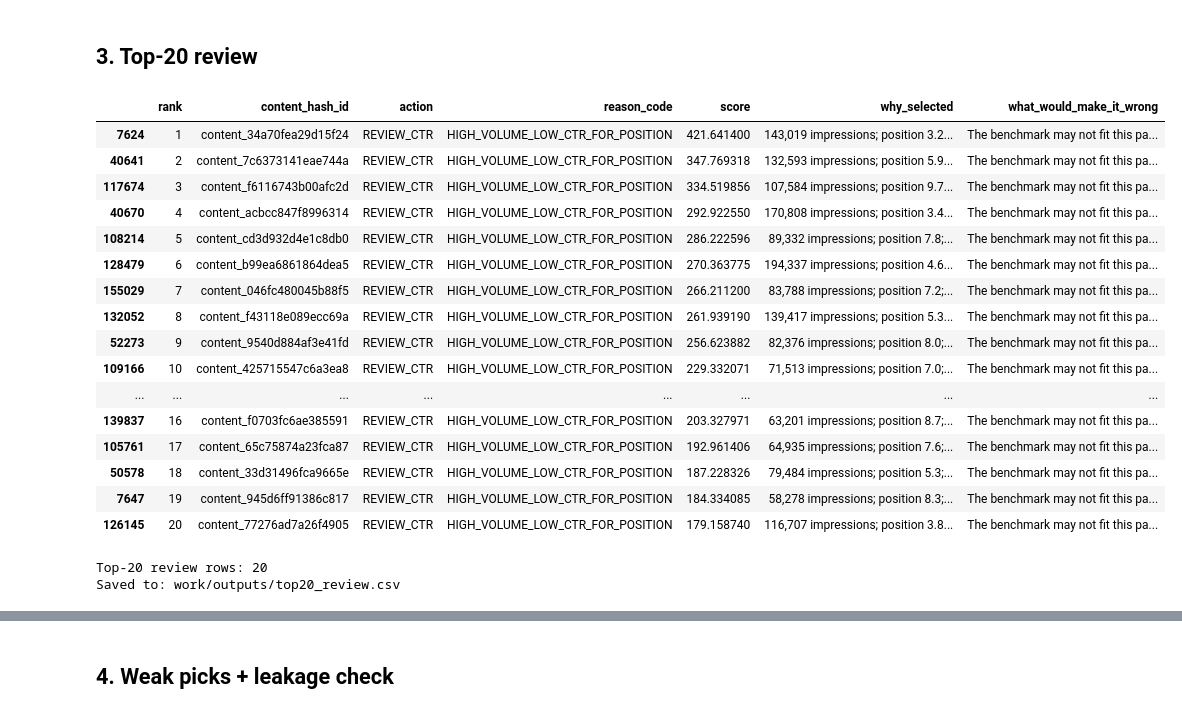
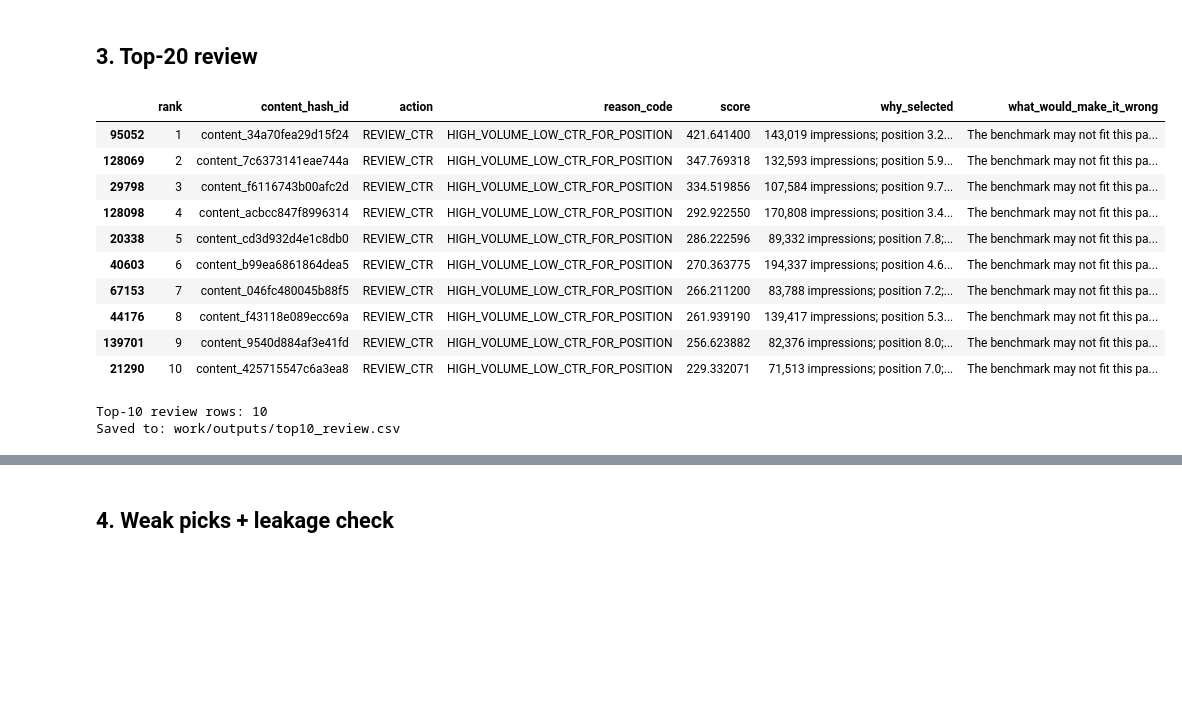
Before and after one commit to ReposofPriyanka/flyrank-ai-internship-ml-track, a Jupyter notebook: work/notebooks/w04_baseline_score.ipynb, the cells around one changed output, grey strips where cells are left out. Drawn from its saved outputs; the diff is of its cells as text; code cells hidden in the pictures; blank space fills up the shorter version.

```diff
--- a/work/notebooks/w04_baseline_score.ipynb
+++ b/work/notebooks/w04_baseline_score.ipynb
@@ -675,12 +675,12 @@ Saved to: work/outputs/baseline_action_score.csv
 # %% [markdown]
 ## 3. Top-20 review
 # %%
-# Top-20 review
+# Top-10 review
 
-top20 = baseline_queue.head(20).copy()
+top10 = baseline_queue.head(10).copy()
 
 # Create a readable explanation for each row.
-top20["why_selected"] = top20.apply(
+top10["why_selected"] = top10.apply(
     lambda row: (
         f"{int(row['impressions']):,} impressions; "
         f"position {row['avg_position']:.1f}; "
@@ -694,58 +694,58 @@ top20["why_selected"] = top20.apply(
 )
 
 # Draft a limitation for each row.
-top20["what_would_make_it_wrong"] = top20.apply(
+top10["what_would_make_it_wrong"] = top10.apply(
     lambda row: (
         "The benchmark may not fit this page's query intent; "
         "SERP features may affect CTR; or the page may already "
         "satisfy users despite its lower CTR."
         if row["action"] == "REVIEW_CTR"
         else (
             "The page may still need review for reasons not "
             "captured by this rule, such as stale content "
             "or a technical issue."
         )
     ),
     axis=1
 )
 
-top20_review = top20[
+top10_review = top10[
     [
         "rank",
         "content_hash_id",
         "action",
         "reason_code",
         "score",
         "why_selected",
         "what_would_make_it_wrong"
     ]
 ].copy()
 
-display(top20_review)
+display(top10_review)
 
 # Save a review draft.
-review_path = output_dir / "top20_review.csv"
-top20_review.to_csv(review_path, index=False)
+from pathlib import Path
 
-print("Top-20 review rows:", len(top20_review))
+# Save a review draft locally
+output_dir = Path("work/outputs")
+output_dir.mkdir(parents=True, exist_ok=True)
+
+review_path = output_dir / "top10_review.csv"
+top10_review.to_csv(review_path, index=False)
+
+print("Top-10 review rows:", len(top10_review))
 print("Saved to:", review_path)
 # %% [output]
 |  | rank | content_hash_id | action | reason_code | score | why_selected | what_would_make_it_wrong |
-| 7624 | 1 | content_34a70fea29d15f24 | REVIEW_CTR | HIGH_VOLUME_LOW_CTR_FOR_POSITION | 421.641400 | 143,019 impressions; position 3.2... | The benchmark may not fit this pa... |
-| 40641 | 2 | content_7c6373141eae744a | REVIEW_CTR | HIGH_VOLUME_LOW_CTR_FOR_POSITION | 347.769318 | 132,593 impressions; position 5.9... | The benchmark may not fit this pa... |
-| 117674 | 3 | content_f6116743b00afc2d | REVIEW_CTR | HIGH_VOLUME_LOW_CTR_FOR_POSITION | 334.519856 | 107,584 impressions; position 9.7... | The benchmark may not fit this pa... |
-| 40670 | 4 | content_acbcc847f8996314 | REVIEW_CTR | HIGH_VOLUME_LOW_CTR_FOR_POSITION | 292.922550 | 170,808 impressions; position 3.4... | The benchmark may not fit this pa... |
-| 108214 | 5 | content_cd3d932d4e1c8db0 | REVIEW_CTR | HIGH_VOLUME_LOW_CTR_FOR_POSITION | 286.222596 | 89,332 impressions; position 7.8;... | The benchmark may not fit this pa... |
-| 128479 | 6 | content_b99ea6861864dea5 | REVIEW_CTR | HIGH_VOLUME_LOW_CTR_FOR_POSITION | 270.363775 | 194,337 impressions; position 4.6... | The benchmark may not fit this pa... |
-| 155029 | 7 | content_046fc480045b88f5 | REVIEW_CTR | HIGH_VOLUME_LOW_CTR_FOR_POSITION | 266.211200 | 83,788 impressions; position 7.2;... | The benchmark may not fit this pa... |
-| 132052 | 8 | content_f43118e089ecc69a | REVIEW_CTR | HIGH_VOLUME_LOW_CTR_FOR_POSITION | 261.939190 | 139,417 impressions; position 5.3... | The benchmark may not fit this pa... |
-| 52273 | 9 | content_9540d884af3e41fd | REVIEW_CTR | HIGH_VOLUME_LOW_CTR_FOR_POSITION | 256.623882 | 82,376 impressions; position 8.0;... | The benchmark may not fit this pa... |
-| 109166 | 10 | content_425715547c6a3ea8 | REVIEW_CTR | HIGH_VOLUME_LOW_CTR_FOR_POSITION | 229.332071 | 71,513 impressions; position 7.0;... | The benchmark may not fit this pa... |
-| ... | ... | ... | ... | ... | ... | ... | ... |
-| 139837 | 16 | content_f0703fc6ae385591 | REVIEW_CTR | HIGH_VOLUME_LOW_CTR_FOR_POSITION | 203.327971 | 63,201 impressions; position 8.7;... | The benchmark may not fit this pa... |
-| 105761 | 17 | content_65c75874a23fca87 | REVIEW_CTR | HIGH_VOLUME_LOW_CTR_FOR_POSITION | 192.961406 | 64,935 impressions; position 7.6;... | The benchmark may not fit this pa... |
-| 50578 | 18 | content_33d31496fca9665e | REVIEW_CTR | HIGH_VOLUME_LOW_CTR_FOR_POSITION | 187.228326 | 79,484 impressions; position 5.3;... | The benchmark may not fit this pa... |
-| 7647 | 19 | content_945d6ff91386c817 | REVIEW_CTR | HIGH_VOLUME_LOW_CTR_FOR_POSITION | 184.334085 | 58,278 impressions; position 8.3;... | The benchmark may not fit this pa... |
-| 126145 | 20 | content_77276ad7a26f4905 | REVIEW_CTR | HIGH_VOLUME_LOW_CTR_FOR_POSITION | 179.158740 | 116,707 impressions; position 3.8... | The benchmark may not fit this pa... |
+| 95052 | 1 | content_34a70fea29d15f24 | REVIEW_CTR | HIGH_VOLUME_LOW_CTR_FOR_POSITION | 421.641400 | 143,019 impressions; position 3.2... | The benchmark may not fit this pa... |
+| 128069 | 2 | content_7c6373141eae744a | REVIEW_CTR | HIGH_VOLUME_LOW_CTR_FOR_POSITION | 347.769318 | 132,593 impressions; position 5.9... | The benchmark may not fit this pa... |
+| 29798 | 3 | content_f6116743b00afc2d | REVIEW_CTR | HIGH_VOLUME_LOW_CTR_FOR_POSITION | 334.519856 | 107,584 impressions; position 9.7... | The benchmark may not fit this pa... |
+| 128098 | 4 | content_acbcc847f8996314 | REVIEW_CTR | HIGH_VOLUME_LOW_CTR_FOR_POSITION | 292.922550 | 170,808 impressions; position 3.4... | The benchmark may not fit this pa... |
+| 20338 | 5 | content_cd3d932d4e1c8db0 | REVIEW_CTR | HIGH_VOLUME_LOW_CTR_FOR_POSITION | 286.222596 | 89,332 impressions; position 7.8;... | The benchmark may not fit this pa... |
+| 40603 | 6 | content_b99ea6861864dea5 | REVIEW_CTR | HIGH_VOLUME_LOW_CTR_FOR_POSITION | 270.363775 | 194,337 impressions; position 4.6... | The benchmark may not fit this pa... |
+| 67153 | 7 | content_046fc480045b88f5 | REVIEW_CTR | HIGH_VOLUME_LOW_CTR_FOR_POSITION | 266.211200 | 83,788 impressions; position 7.2;... | The benchmark may not fit this pa... |
+| 44176 | 8 | content_f43118e089ecc69a | REVIEW_CTR | HIGH_VOLUME_LOW_CTR_FOR_POSITION | 261.939190 | 139,417 impressions; position 5.3... | The benchmark may not fit this pa... |
+| 139701 | 9 | content_9540d884af3e41fd | REVIEW_CTR | HIGH_VOLUME_LOW_CTR_FOR_POSITION | 256.623882 | 82,376 impressions; position 8.0;... | The benchmark may not fit this pa... |
+| 21290 | 10 | content_425715547c6a3ea8 | REVIEW_CTR | HIGH_VOLUME_LOW_CTR_FOR_POSITION | 229.332071 | 71,513 impressions; position 7.0;... | The benchmark may not fit this pa... |
-Top-20 review rows: 20
-Saved to: work/outputs/top20_review.csv
+Top-10 review rows: 10
+Saved to: work/outputs/top10_review.csv
```
Also changed, not shown: parts of 3 cells of this notebook.
